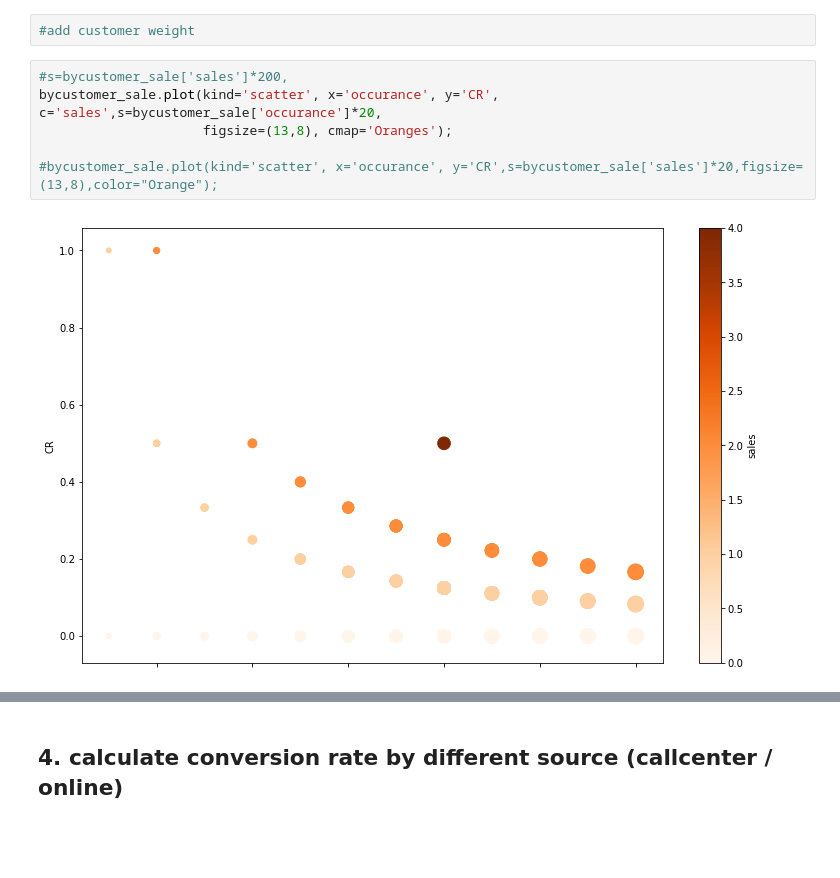
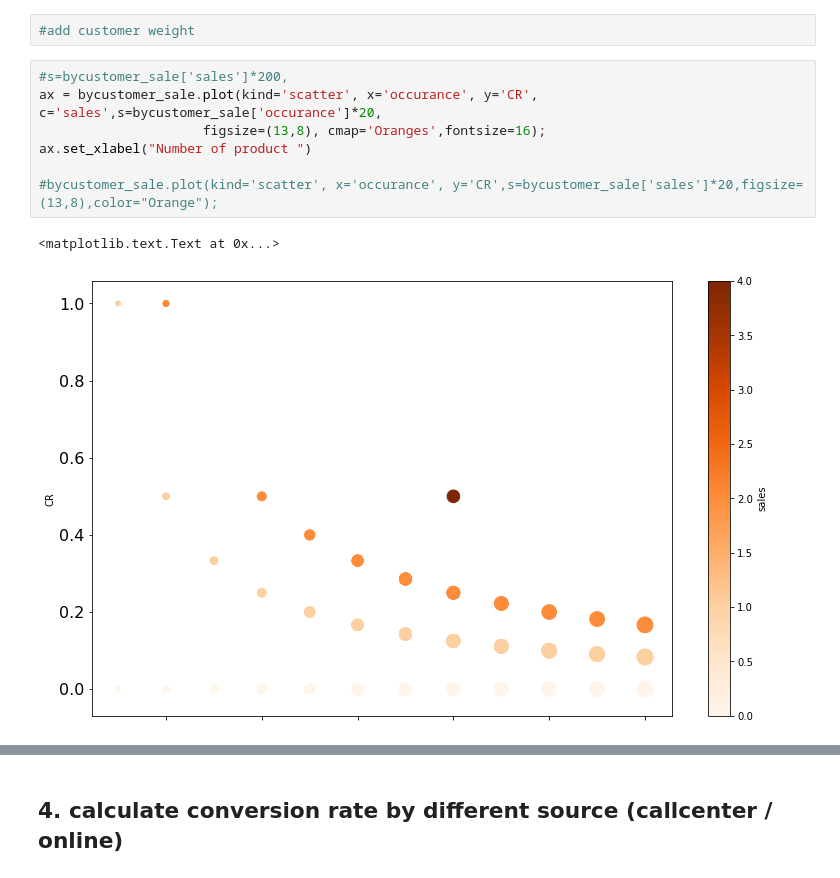
Before and after one commit to catwang42/iSelect-ProductMatching-, a Jupyter notebook: exploreData.ipynb, the cells around one changed output, grey strips where cells are left out. Saved outputs shown, nothing was run; the diff lists cells and outputs as text; blank space fills up the shorter version.

```diff
--- a/exploreData.ipynb
+++ b/exploreData.ipynb
@@ -231,12 +231,14 @@ See the caveats in the documentation: http://pandas.pydata.org/pandas-docs/stabl
 #add customer weight
 # %%
 #s=bycustomer_sale['sales']*200,
-bycustomer_sale.plot(kind='scatter', x='occurance', y='CR', c='sales',s=bycustomer_sale['occurance']*20,
-                     figsize=(13,8), cmap='Oranges');
+ax = bycustomer_sale.plot(kind='scatter', x='occurance', y='CR', c='sales',s=bycustomer_sale['occurance']*20,
+                     figsize=(13,8), cmap='Oranges',fontsize=16);
+ax.set_xlabel("Number of product ")
 
 #bycustomer_sale.plot(kind='scatter', x='occurance', y='CR',s=bycustomer_sale['sales']*20,figsize=(13,8),color="Orange");
 # %% [output]
+<matplotlib.text.Text at 0x...>
-[figure, old version]
+[figure, new version]
 # %%
 bycustomer_sale[bycustomer_sale['sales']==4]
 # %% [output]
```
Also changed, not shown: parts of 16 cells of this notebook, 11 other files.
